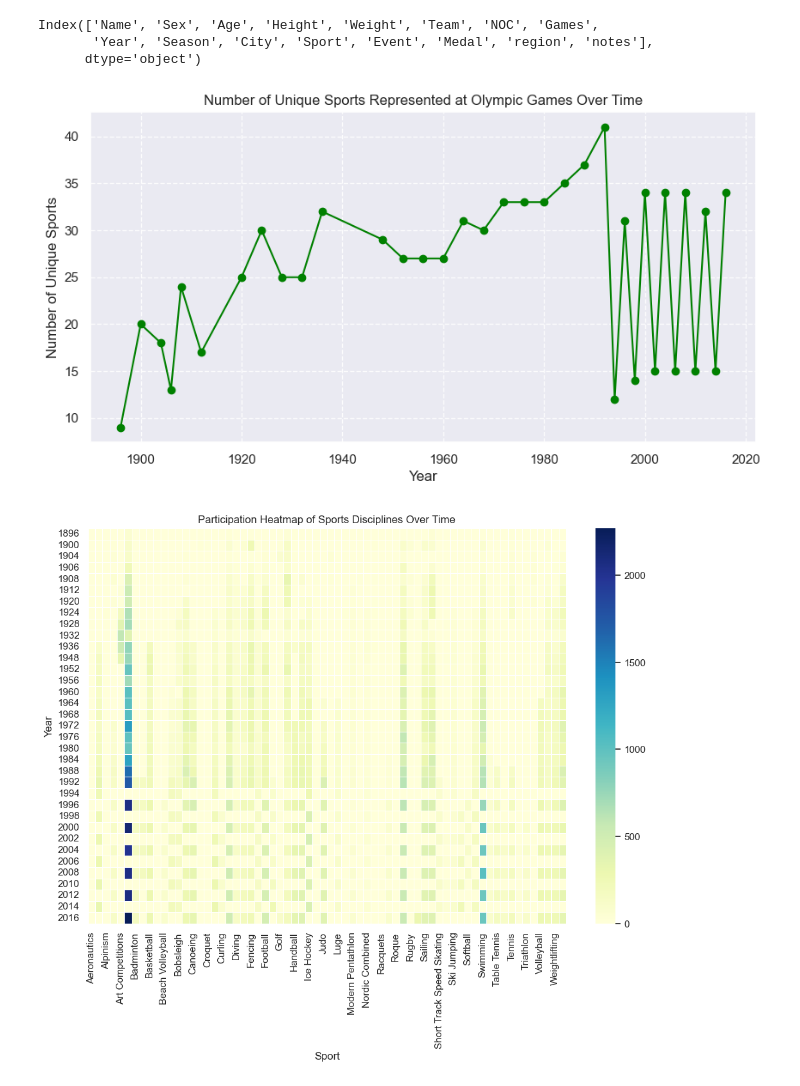
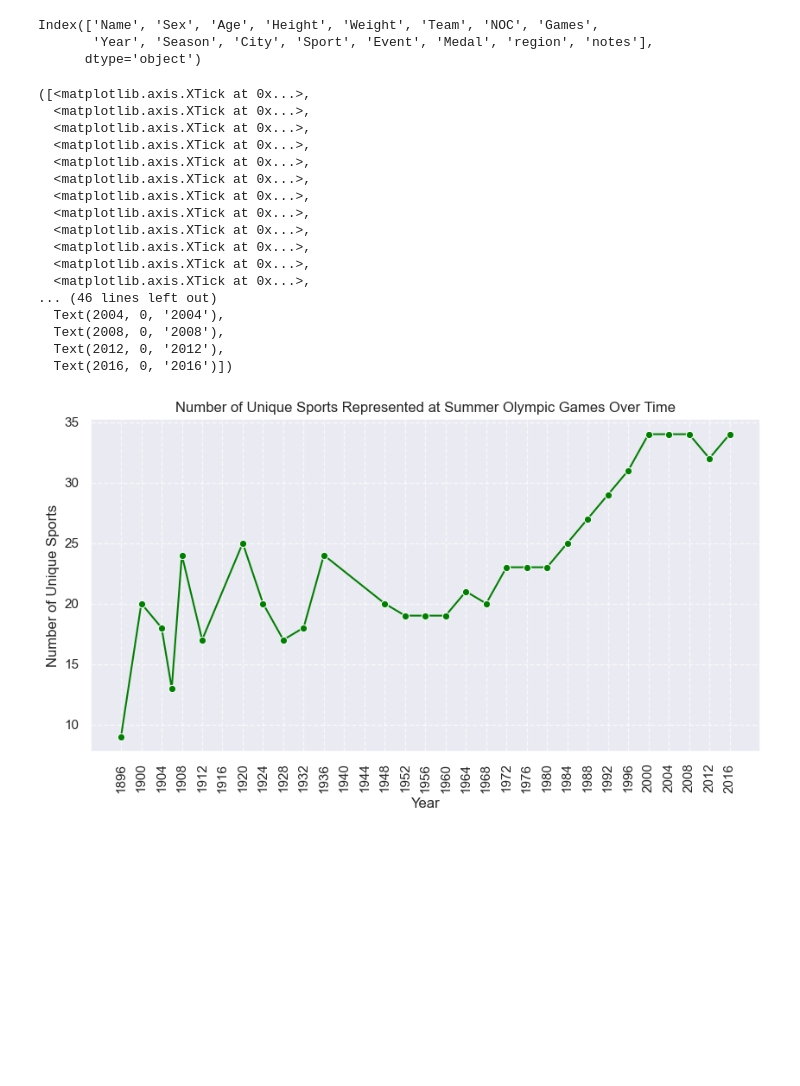
Before and after one commit to kilciukas/Olympic_dataset_exploration, a Jupyter notebook: Notebook_v2/Olimpines_notebook_v2.ipynb, the cells around one changed output. Cells and saved outputs as stored; diff of their text form; code cells hidden in the pictures; blank space fills up the shorter version.

```diff
--- a/Notebook_v2/Olimpines_notebook_v2.ipynb
+++ b/Notebook_v2/Olimpines_notebook_v2.ipynb
@@ -230,28 +230,38 @@ Index(['Name', 'Sex', 'Age', 'Height', 'Weight', 'Team', 'NOC', 'Games',
        'Year', 'Season', 'City', 'Sport', 'Event', 'Medal', 'region', 'notes'],
       dtype='object')
 # %%
-sport_counts_by_year = main.groupby('Year')['Sport'].nunique()
+summer_df = main[main['Season'] == 'Summer']
 
+sport_counts_by_year = summer_df.groupby('Year')['Sport'].nunique().reset_index()
 
 plt.figure(figsize=(10, 5))
-sport_counts_by_year.plot(kind='line', marker='o', color='green', linestyle='-')
-plt.title('Number of Unique Sports Represented at Olympic Games Over Time')
+sns.lineplot(data=sport_counts_by_year, x='Year', y='Sport', marker='o', color='green')
+
+plt.title('Number of Unique Sports Represented at Summer Olympic Games Over Time')
 plt.xlabel('Year')
 plt.ylabel('Number of Unique Sports')
-plt.grid(True, linestyle='--', alpha=0.9)
-plt.show()
+plt.grid(True, linestyle='--', alpha=0.7)
+
+step = 4  # Set the step value
+min_year = 1896  # Set the minimum year
+max_year = 2016  # Set the maximum year
+plt.xticks(range(min_year, max_year + 1, step), rotation=90)
 # %% [output]
+([<matplotlib.axis.XTick at 0x...>,
+  <matplotlib.axis.XTick at 0x...>,
+  <matplotlib.axis.XTick at 0x...>,
+  <matplotlib.axis.XTick at 0x...>,
+  <matplotlib.axis.XTick at 0x...>,
+  <matplotlib.axis.XTick at 0x...>,
+  <matplotlib.axis.XTick at 0x...>,
+  <matplotlib.axis.XTick at 0x...>,
+  <matplotlib.axis.XTick at 0x...>,
+  <matplotlib.axis.XTick at 0x...>,
+  <matplotlib.axis.XTick at 0x...>,
+  <matplotlib.axis.XTick at 0x...>,
+... (46 lines left out)
+  Text(2004, 0, '2004'),
+  Text(2008, 0, '2008'),
+  Text(2012, 0, '2012'),
+  Text(2016, 0, '2016')])
-[figure, old version]
+[figure, new version]
-# %%
-heatmap_data = main.pivot_table(index='Year', columns='Sport', values='Name', aggfunc='nunique', fill_value=0)
-
-# Create a heatmap
-plt.figure(figsize=(12, 8))
-sns.heatmap(heatmap_data, cmap='YlGnBu', linewidths=0.5)
-plt.title('Participation Heatmap of Sports Disciplines Over Time')
-plt.xlabel('Sport')
-plt.ylabel('Year')
-plt.xticks(rotation=90)
-plt.show()
-# %% [output]
-[figure, removed]
```
Also changed, not shown: parts of 1 cell of this notebook.
